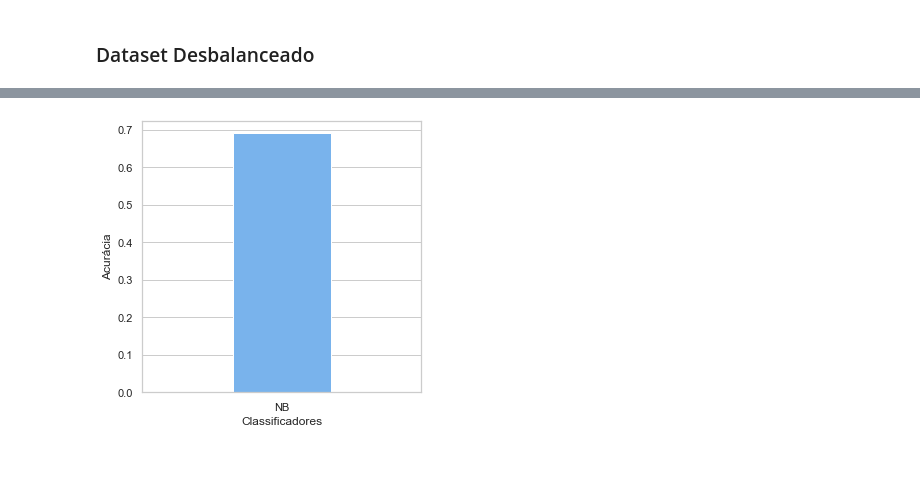
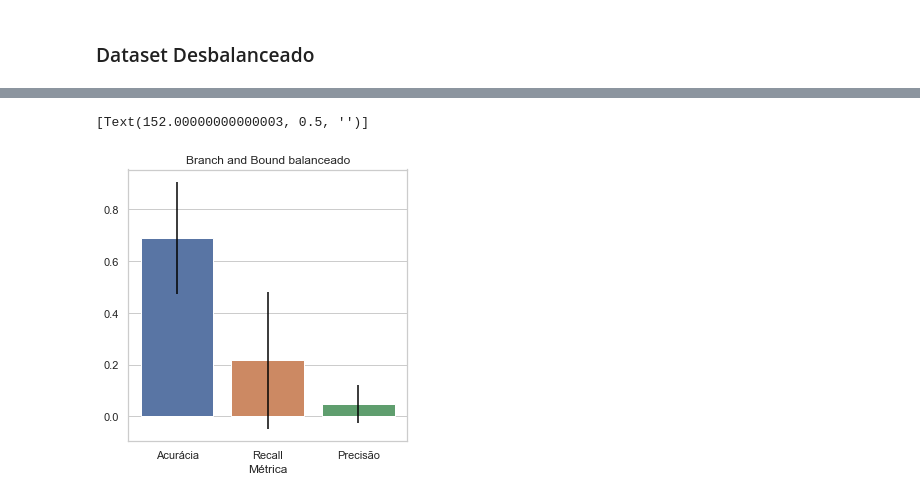
Before and after one commit to jcabralc/projeto_SIN5007_rec_padroes, a Jupyter notebook: atividade6-Naive Bayes/Naive Bayes Branch and Bound.ipynb, the cells around one changed output, grey strips where cells are left out. Saved outputs shown, nothing was run; the diff lists cells and outputs as text; code cells hidden in the pictures; blank space fills up the shorter version.

```diff
--- a/atividade6-Naive Bayes/Naive Bayes Branch and Bound.ipynb
+++ b/atividade6-Naive Bayes/Naive Bayes Branch and Bound.ipynb
@@ -479,11 +486,16 @@ Média = 0.9312448700410396, IC = [0.9230127003937858, 0.9394770396882934]
 ### Dataset Balanceado
 # %%
 # Usando apenas folds com o melhor alpha
-accuracies_balanced = scores_balanced.loc[scores_balanced['Alpha'] == max_alpha_balanced, 'Accuracy']
-mean_balanced = np.mean(accuracies_balanced)
+metrics_balanced = scores_balanced.loc[scores_balanced['Alpha'] == max_alpha_balanced, ['Accuracy', 'Recall', 'Precision']]
+mean_balanced = np.mean(metrics_balanced)
 
 # Calculo do ic
-ic_min_balanced, ic_max_balanced = st.t.interval(0.95, len(accuracies_balanced)-1, loc=mean_balanced, scale=st.sem(accuracies_balanced))
+acc_min_balanced, acc_max_balanced = st.t.interval(0.95, len(metrics_balanced['Accuracy'])-1, loc=mean_balanced[0], scale=st.sem(metrics_balanced['Accuracy']))
+rec_min_balanced, rec_max_balanced = st.t.interval(0.95, len(metrics_balanced['Recall'])-1, loc=mean_balanced[1], scale=st.sem(metrics_balanced['Recall']))
+pre_min_balanced, pre_max_balanced = st.t.interval(0.95, len(metrics_balanced['Precision'])-1, loc=mean_balanced[2], scale=st.sem(metrics_balanced['Precision']))
 
-print('Média = {}, IC = [{}, {}]'.format(mean_balanced,ic_min_balanced, ic_max_balanced))
+
+print('Acurácia: Média = {:.3f}, IC = [{:.3f}, {:.3f}]'.format(mean_balanced[0],acc_min_balanced, acc_max_balanced))
+print('Recall: Média = {:.3f}, IC = [{:.3f}, {:.3f}]'.format(mean_balanced[1],rec_min_balanced, rec_max_balanced))
+print('Precisão: Média = {:.3f}, IC = [{:.3f}, {:.3f}]'.format(mean_balanced[2],pre_min_balanced, pre_max_balanced))
 # %% [output]
@@ -526,16 +558,32 @@ change_width(ax_unbalanced, .35)
-# %%
-plot_balanced = pd.DataFrame(scores_balanced.loc[scores_balanced['Alpha'] == max_alpha_balanced, ['Alpha','Accuracy']])
-
-sns.set(style="whitegrid")
-plt.rcParams.update({'font.size': 15})
-plt.figure(figsize=(5, 5))
-
-ax_balanced = sns.barplot(x="Alpha", y="Accuracy", data=plot_balanced, color='#66b3ff', ci = None)
-ax_balanced.set(xticklabels=ticks, xlabel='Classificadores', ylabel='Acurácia')
-
-# IC calculado pelo seaborn parece não ser t student
-#plt.errorbar(x=[0],y=mean_balanced,yerr= (ic_max_balanced - mean_balanced) , fmt='none')
-
-change_width(ax_balanced, .35)
-# %% [output]
-[figure, removed]
+# %%
+sns.set(style="whitegrid")
+plt.rcParams.update({'font.size': 15})
+fig_balanced = plt.figure(figsize=(5, 5))
+
+plot_balanced = pd.DataFrame(scores_balanced.loc[scores_balanced['Alpha'] == max_alpha_balanced, ['Accuracy']]).rename(columns={"Accuracy": "Value"})
+plot_balanced['Métrica'] = 'Acurácia'
+
+recall_balanced  = pd.DataFrame(scores_balanced.loc[scores_balanced['Alpha'] == max_alpha_balanced, ['Recall']]).rename(columns={"Recall": "Value"})
+recall_balanced ['Métrica'] = 'Recall'
+plot_balanced  = plot_balanced .append(recall_balanced )
+
+presicion_balanced  = pd.DataFrame(scores_balanced.loc[scores_balanced['Alpha'] == max_alpha_balanced, ['Precision']]).rename(columns={"Precision": "Value"})
+presicion_balanced ['Métrica'] = 'Precisão'
+plot_balanced  = plot_balanced .append(presicion_balanced)
+
+#plot
+
+ax = sns.barplot(x="Métrica", y="Value", data=plot_balanced, ci =None )
+plt.title('Branch and Bound balanceado')
+
+plt.errorbar(x=[0],y=mean_balanced[0],yerr= (acc_max_balanced - mean_balanced[0]) , fmt='none', color = 'black')
+plt.errorbar(x=[1],y=mean_balanced[1],yerr= (rec_max_balanced - mean_balanced[1]) , fmt='none', color = 'black')
+plt.errorbar(x=[2],y=mean_balanced[2],yerr= (pre_max_balanced - mean_balanced[2]) , fmt='none', color = 'black')
+
+fig_balanced.savefig('Branch and Bound balanceado', bbox_inches='tight', dpi=600)
+
+
+ax.set(ylabel='')
+# %% [output]
+[Text(152.00000000000003, 0.5, '')]
+[figure, added]
```
Also changed, not shown: parts of 5 cells of this notebook, 11 other files.
